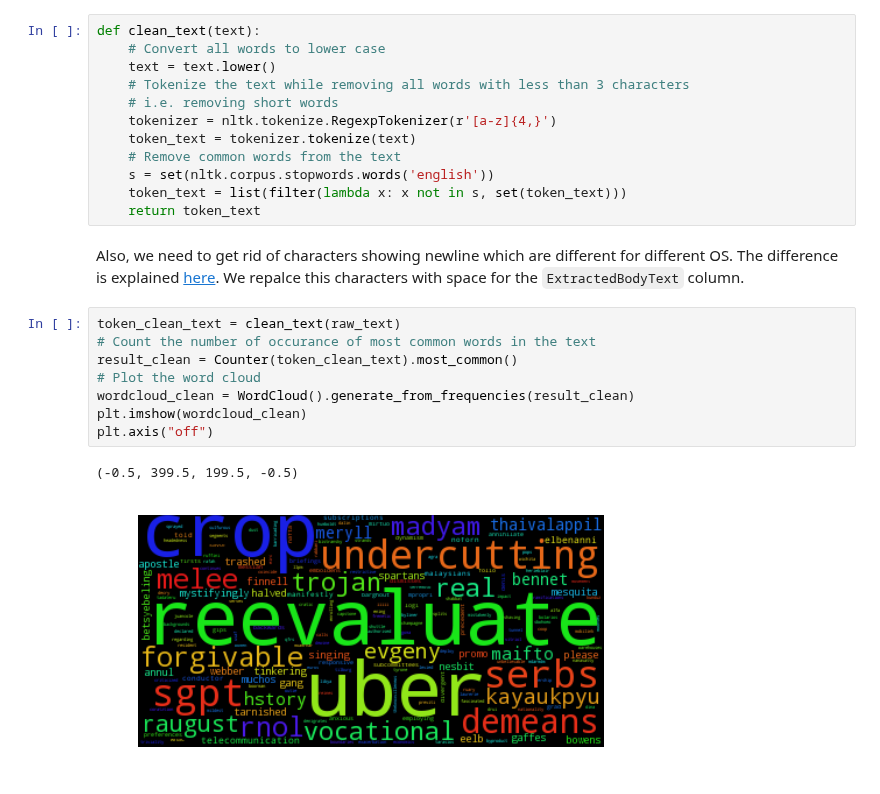
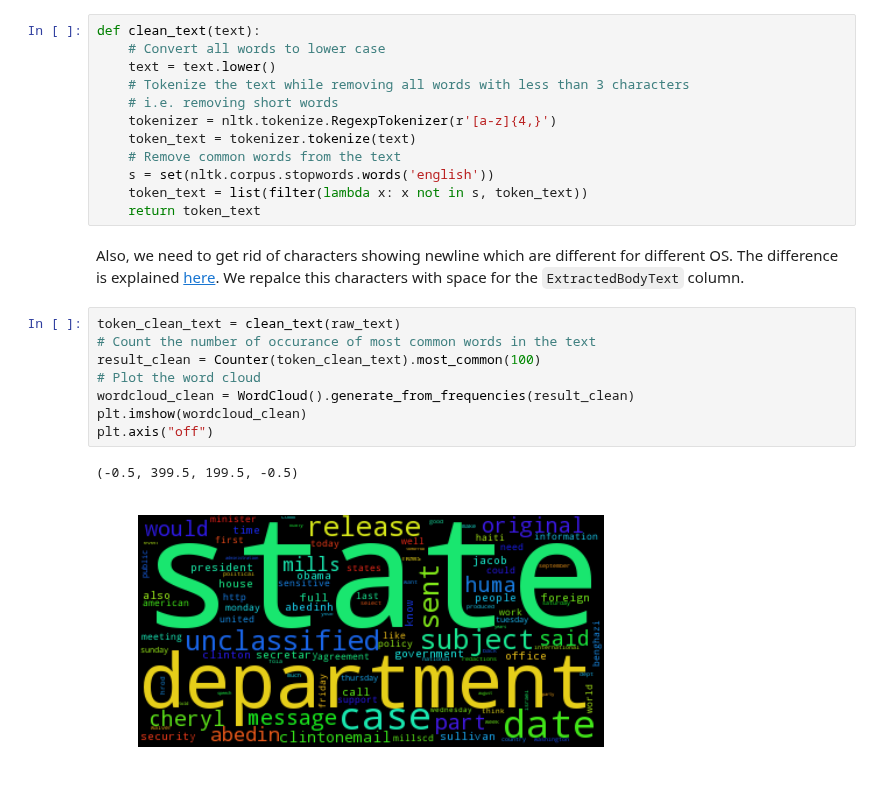
Before and after one commit to sorooshafiee/ADA-SAF, a Jupyter notebook: 05 - Taming Text/Exercise_1.ipynb, the cells around one changed output. Cells and saved outputs as stored; diff of their text form.

```diff
--- a/05 - Taming Text/Exercise_1.ipynb
+++ b/05 - Taming Text/Exercise_1.ipynb
@@ -52,18 +52,18 @@ def clean_text(text):
     token_text = tokenizer.tokenize(text)
     # Remove common words from the text
     s = set(nltk.corpus.stopwords.words('english'))
-    token_text = list(filter(lambda x: x not in s, set(token_text)))
+    token_text = list(filter(lambda x: x not in s, token_text))
     return token_text
 # %% [markdown]
 Also, we need to get rid of characters showing newline which are different for different OS. The difference is explained [here](http://stackoverflow.com/questions/15433188/r-n-r-n-what-is-the-difference-between-them). We repalce this characters with space for the `ExtractedBodyText` column.
 # %%
 token_clean_text = clean_text(raw_text)
 # Count the number of occurance of most common words in the text
-result_clean = Counter(token_clean_text).most_common()
+result_clean = Counter(token_clean_text).most_common(100)
 # Plot the word cloud
 wordcloud_clean = WordCloud().generate_from_frequencies(result_clean)
 plt.imshow(wordcloud_clean)
 plt.axis("off")
 # %% [output]
 (-0.5, 399.5, 199.5, -0.5)
-[figure, old version]
+[figure, new version]
```
Also changed, not shown: parts of 1 cell of this notebook.
